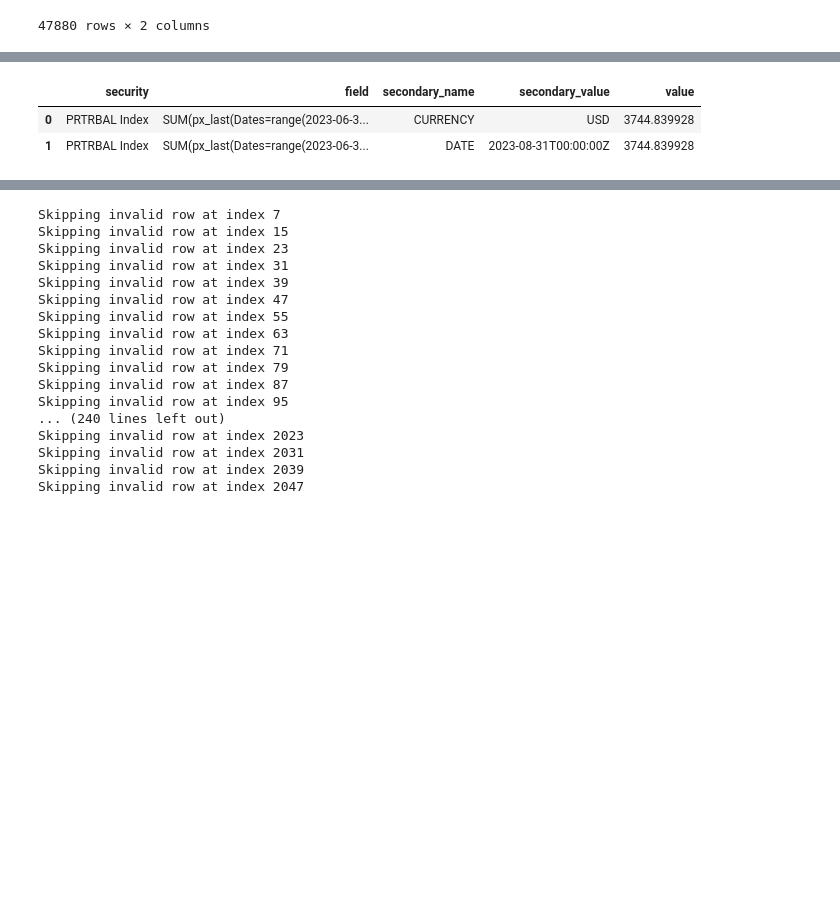
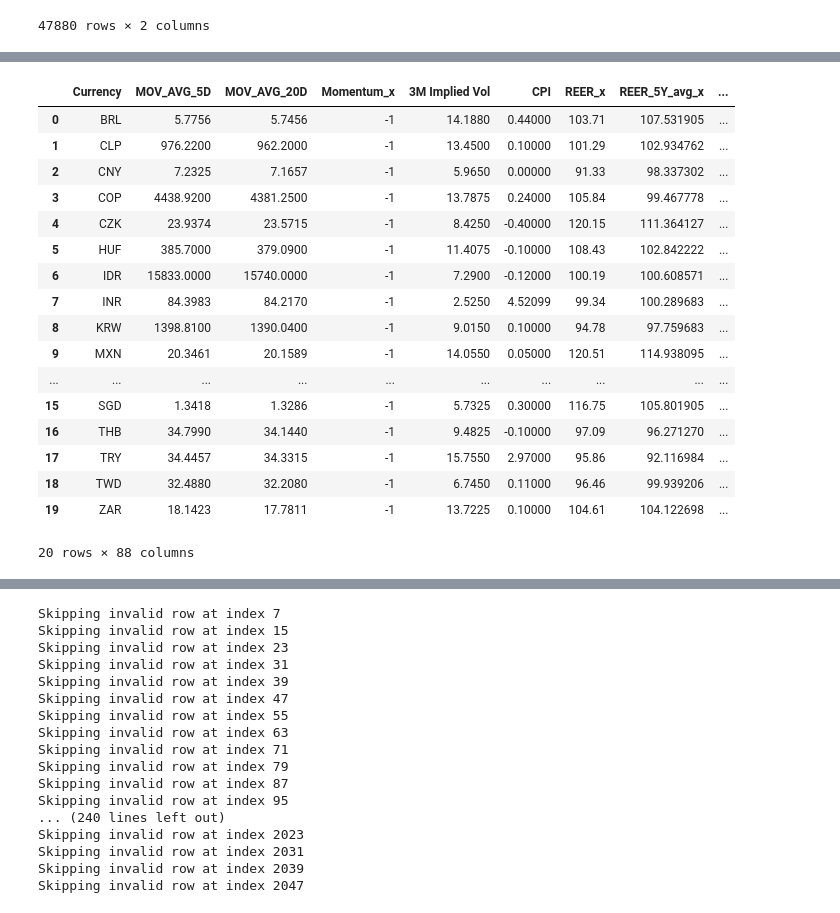
Before and after one commit to lanfeustX/Backtest, a Jupyter notebook: EMFX Backtest v2.ipynb, the cells around one changed output, grey strips where cells are left out. Cells and saved outputs as stored; diff of their text form; code cells hidden in the pictures; blank space fills up the shorter version.

```diff
--- a/EMFX Backtest v2.ipynb
+++ b/EMFX Backtest v2.ipynb
@@ -1223,9 +2492,27 @@ Timestamp('2024-08-31 00:00:00')
-# %%
-BQL_query_2
-# %% [output]
-|  | security | field | secondary_name | secondary_value | value |
-| 0 | PRTRBAL Index | SUM(px_last(Dates=range(2023-06-3... | CURRENCY | USD | 3744.839928 |
-| 1 | PRTRBAL Index | SUM(px_last(Dates=range(2023-06-3... | DATE | 2023-08-31T00:00:00Z | 3744.839928 |
+# %%
+data_today = pd.ExcelFile('C:/Users/UT3P5T/Desktop/dataframe daily/data_daily2024_11_19.xlsx')
+data_today = pd.read_excel(data_today, 'Sheet1',header=0)
+# %%
+data_today
+# %% [output]
+|  | Currency | MOV_AVG_5D | MOV_AVG_20D | Momentum_x | 3M Implied Vol | CPI | REER_x | REER_5Y_avg_x | ... |
+| 0 | BRL | 5.7756 | 5.7456 | -1 | 14.1880 | 0.44000 | 103.71 | 107.531905 | ... |
+| 1 | CLP | 976.2200 | 962.2000 | -1 | 13.4500 | 0.10000 | 101.29 | 102.934762 | ... |
+| 2 | CNY | 7.2325 | 7.1657 | -1 | 5.9650 | 0.00000 | 91.33 | 98.337302 | ... |
+| 3 | COP | 4438.9200 | 4381.2500 | -1 | 13.7875 | 0.24000 | 105.84 | 99.467778 | ... |
+| 4 | CZK | 23.9374 | 23.5715 | -1 | 8.4250 | -0.40000 | 120.15 | 111.364127 | ... |
+| 5 | HUF | 385.7000 | 379.0900 | -1 | 11.4075 | -0.10000 | 108.43 | 102.842222 | ... |
+| 6 | IDR | 15833.0000 | 15740.0000 | -1 | 7.2900 | -0.12000 | 100.19 | 100.608571 | ... |
+| 7 | INR | 84.3983 | 84.2170 | -1 | 2.5250 | 4.52099 | 99.34 | 100.289683 | ... |
+| 8 | KRW | 1398.8100 | 1390.0400 | -1 | 9.0150 | 0.10000 | 94.78 | 97.759683 | ... |
+| 9 | MXN | 20.3461 | 20.1589 | -1 | 14.0550 | 0.05000 | 120.51 | 114.938095 | ... |
+| ... | ... | ... | ... | ... | ... | ... | ... | ... | ... |
+| 15 | SGD | 1.3418 | 1.3286 | -1 | 5.7325 | 0.30000 | 116.75 | 105.801905 | ... |
+| 16 | THB | 34.7990 | 34.1440 | -1 | 9.4825 | -0.10000 | 97.09 | 96.271270 | ... |
+| 17 | TRY | 34.4457 | 34.3315 | -1 | 15.7550 | 2.97000 | 95.86 | 92.116984 | ... |
+| 18 | TWD | 32.4880 | 32.2080 | -1 | 6.7450 | 0.11000 | 96.46 | 99.939206 | ... |
+| 19 | ZAR | 18.1423 | 17.7811 | -1 | 13.7225 | 0.10000 | 104.61 | 104.122698 | ... |
+20 rows × 88 columns
 # %%
 data_file = pd.ExcelFile('Metrics data.xlsx')
 metrics = pd.read_excel(data_file, 'Metrics',header=0)
```
Also changed, not shown: parts of 97 cells of this notebook.
